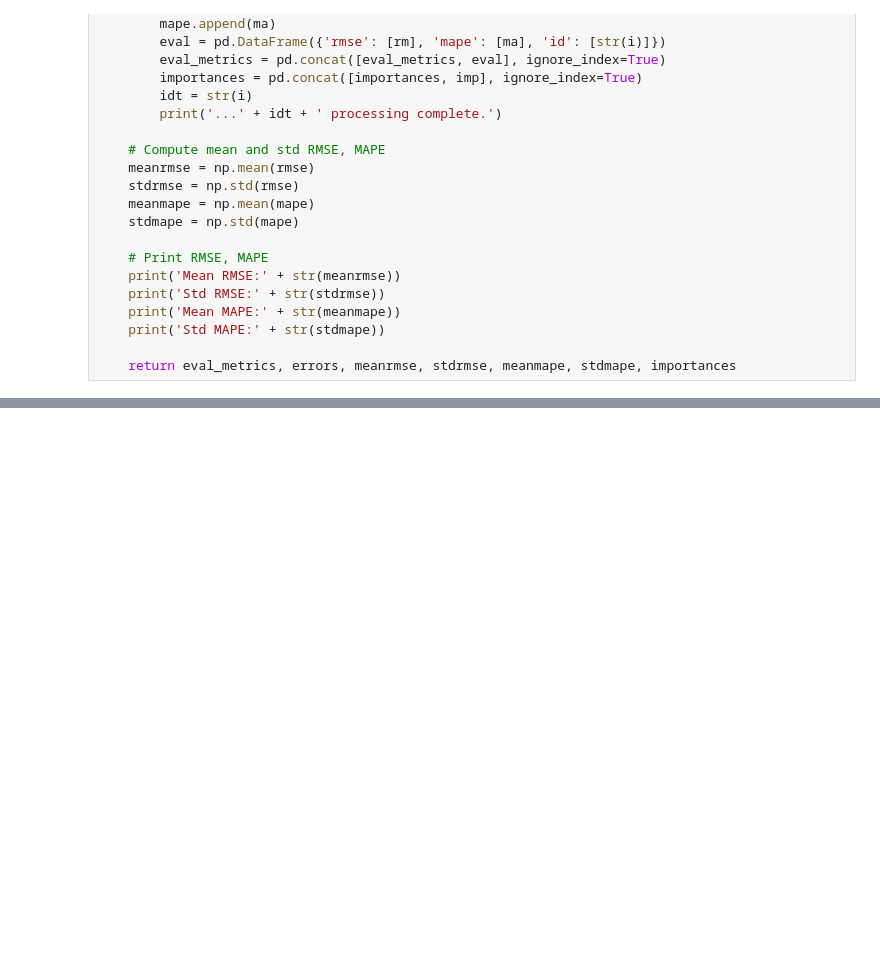
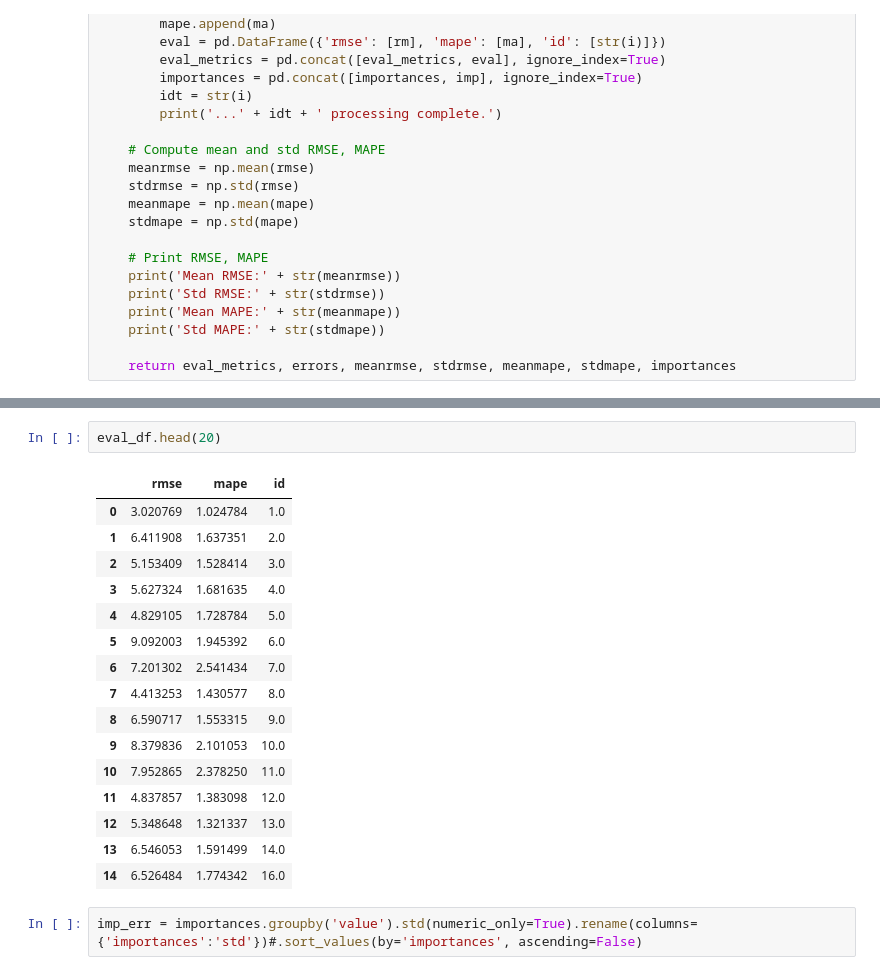
Before and after one commit to gjlee0802/engineering-digital-biomarkers, a Jupyter notebook: randomforest_regressor.ipynb, the cells around one changed output, grey strips where cells are left out. Saved outputs shown, nothing was run; the diff lists cells and outputs as text; blank space fills up the shorter version.

```diff
--- a/randomforest_regressor.ipynb
+++ b/randomforest_regressor.ipynb
@@ -703,0 +776,21 @@ NameError: name 'df' is not defined
+# %%
+eval_df.head(20)
+# %% [output]
+|  | rmse | mape | id |
+| 0 | 3.020769 | 1.024784 | 1.0 |
+| 1 | 6.411908 | 1.637351 | 2.0 |
+| 2 | 5.153409 | 1.528414 | 3.0 |
+| 3 | 5.627324 | 1.681635 | 4.0 |
+| 4 | 4.829105 | 1.728784 | 5.0 |
+| 5 | 9.092003 | 1.945392 | 6.0 |
+| 6 | 7.201302 | 2.541434 | 7.0 |
+| 7 | 4.413253 | 1.430577 | 8.0 |
+| 8 | 6.590717 | 1.553315 | 9.0 |
+| 9 | 8.379836 | 2.101053 | 10.0 |
+| 10 | 7.952865 | 2.378250 | 11.0 |
+| 11 | 4.837857 | 1.383098 | 12.0 |
+| 12 | 5.348648 | 1.321337 | 13.0 |
+| 13 | 6.546053 | 1.591499 | 14.0 |
+| 14 | 6.526484 | 1.774342 | 16.0 |
+# %%
+imp_err = importances.groupby('value').std(numeric_only=True).rename(columns={'importances':'std'})#.sort_values(by='importances', ascending=False)
```
Also changed, not shown: parts of 4 cells of this notebook.
